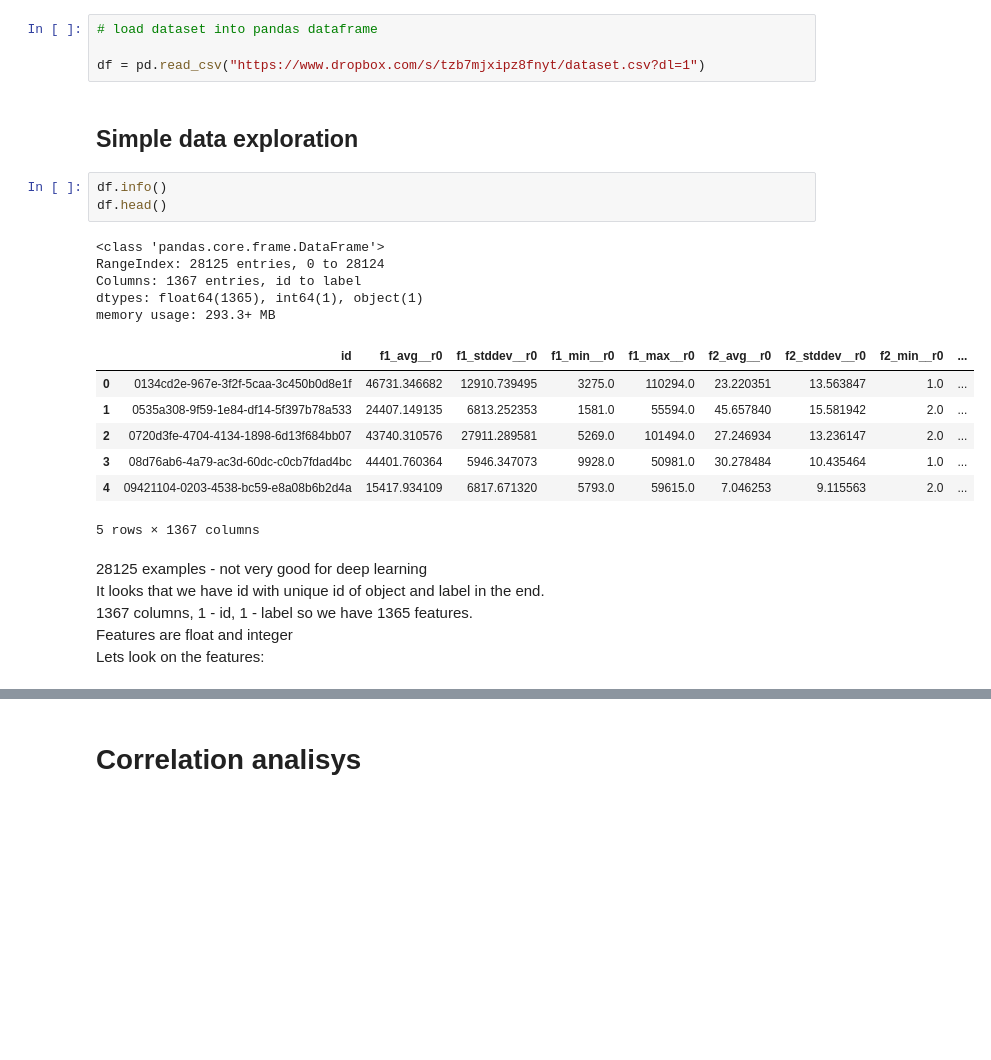
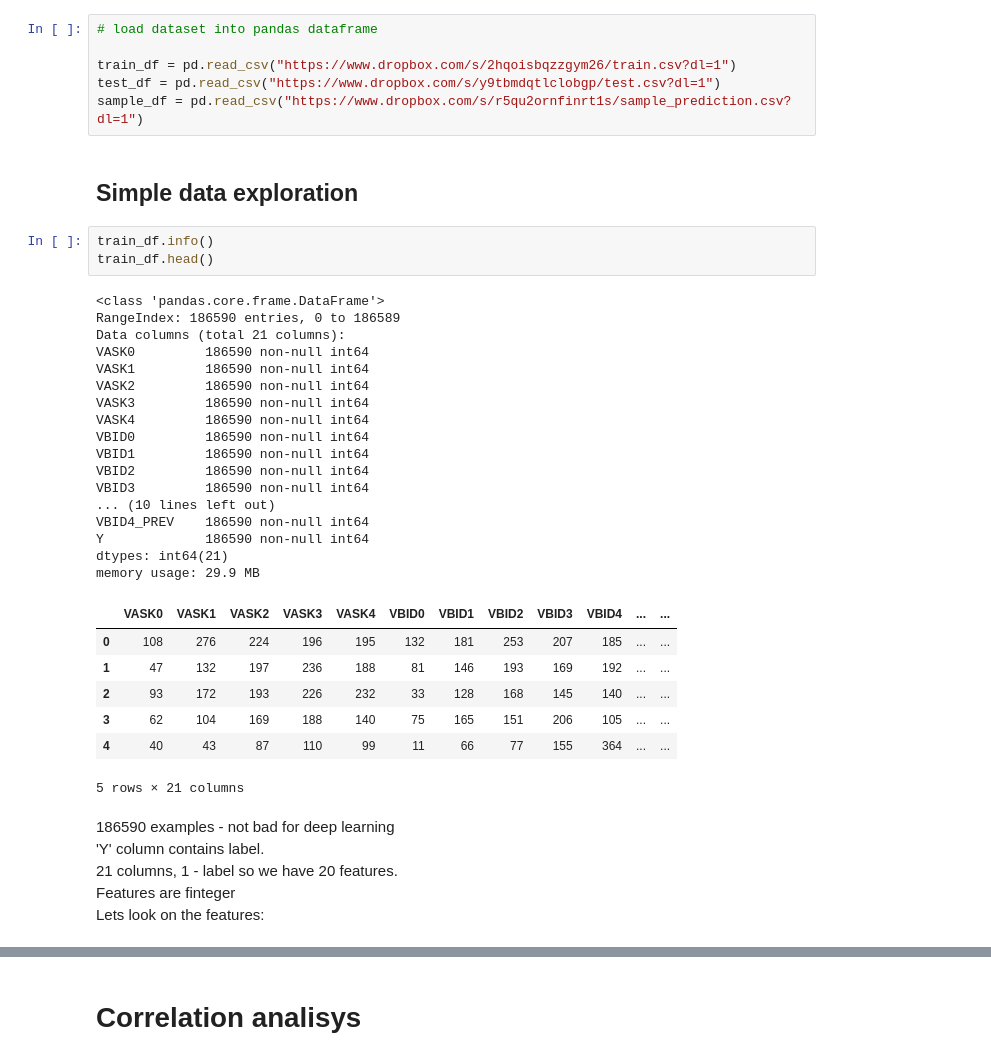
Before and after one commit to gitgash/test_qa, a Jupyter notebook: test_estimator.ipynb, the cells around one changed output, grey strips where cells are left out. Saved outputs shown, nothing was run; the diff lists cells and outputs as text; blank space fills up the shorter version.

```diff
--- a/test_estimator.ipynb
+++ b/test_estimator.ipynb
@@ -97,30 +101,44 @@ Successfully installed imbalanced-learn-0.3.3
 # %%
 # load dataset into pandas dataframe
 
-df = pd.read_csv("https://www.dropbox.com/s/tzb7mjxipz8fnyt/dataset.csv?dl=1")
+train_df = pd.read_csv("https://www.dropbox.com/s/2hqoisbqzzgym26/train.csv?dl=1")
+test_df = pd.read_csv("https://www.dropbox.com/s/y9tbmdqtlclobgp/test.csv?dl=1")
+sample_df = pd.read_csv("https://www.dropbox.com/s/r5qu2ornfinrt1s/sample_prediction.csv?dl=1")
 # %% [markdown]
 ## Simple data exploration
 # %%
-df.info()
-df.head()
+train_df.info()
+train_df.head()
 # %% [output]
 <class 'pandas.core.frame.DataFrame'>
-RangeIndex: 28125 entries, 0 to 28124
-Columns: 1367 entries, id to label
-dtypes: float64(1365), int64(1), object(1)
-memory usage: 293.3+ MB
+RangeIndex: 186590 entries, 0 to 186589
+Data columns (total 21 columns):
+VASK0         186590 non-null int64
+VASK1         186590 non-null int64
+VASK2         186590 non-null int64
+VASK3         186590 non-null int64
+VASK4         186590 non-null int64
+VBID0         186590 non-null int64
+VBID1         186590 non-null int64
+VBID2         186590 non-null int64
+VBID3         186590 non-null int64
+... (10 lines left out)
+VBID4_PREV    186590 non-null int64
+Y             186590 non-null int64
+dtypes: int64(21)
+memory usage: 29.9 MB
-|  | id | f1_avg__r0 | f1_stddev__r0 | f1_min__r0 | f1_max__r0 | f2_avg__r0 | f2_stddev__r0 | f2_min__r0 | ... |
-| 0 | 0134cd2e-967e-3f2f-5caa-3c450b0d8e1f | 46731.346682 | 12910.739495 | 3275.0 | 110294.0 | 23.220351 | 13.563847 | 1.0 | ... |
-| 1 | 0535a308-9f59-1e84-df14-5f397b78a533 | 24407.149135 | 6813.252353 | 1581.0 | 55594.0 | 45.657840 | 15.581942 | 2.0 | ... |
-| 2 | 0720d3fe-4704-4134-1898-6d13f684bb07 | 43740.310576 | 27911.289581 | 5269.0 | 101494.0 | 27.246934 | 13.236147 | 2.0 | ... |
-| 3 | 08d76ab6-4a79-ac3d-60dc-c0cb7fdad4bc | 44401.760364 | 5946.347073 | 9928.0 | 50981.0 | 30.278484 | 10.435464 | 1.0 | ... |
-| 4 | 09421104-0203-4538-bc59-e8a08b6b2d4a | 15417.934109 | 6817.671320 | 5793.0 | 59615.0 | 7.046253 | 9.115563 | 2.0 | ... |
+|  | VASK0 | VASK1 | VASK2 | VASK3 | VASK4 | VBID0 | VBID1 | VBID2 | VBID3 | VBID4 | ... | ... |
+| 0 | 108 | 276 | 224 | 196 | 195 | 132 | 181 | 253 | 207 | 185 | ... | ... |
+| 1 | 47 | 132 | 197 | 236 | 188 | 81 | 146 | 193 | 169 | 192 | ... | ... |
+| 2 | 93 | 172 | 193 | 226 | 232 | 33 | 128 | 168 | 145 | 140 | ... | ... |
+| 3 | 62 | 104 | 169 | 188 | 140 | 75 | 165 | 151 | 206 | 105 | ... | ... |
+| 4 | 40 | 43 | 87 | 110 | 99 | 11 | 66 | 77 | 155 | 364 | ... | ... |
-5 rows × 1367 columns
+5 rows × 21 columns
 # %% [markdown]
-28125 examples -  not very good for deep learning
-It looks that we have id with unique  id of object and label in the end.
-1367 columns, 1 - id, 1 - label so we have 1365 features.
-Features are float and integer
+186590 examples -  not bad for deep learning
+'Y' column contains label.
+21 columns, 1 - label so we have 20 features.
+Features are finteger
 Lets look on the features:
 # %%
 # Looking for names
```
Also changed, not shown: parts of 30 cells of this notebook.
